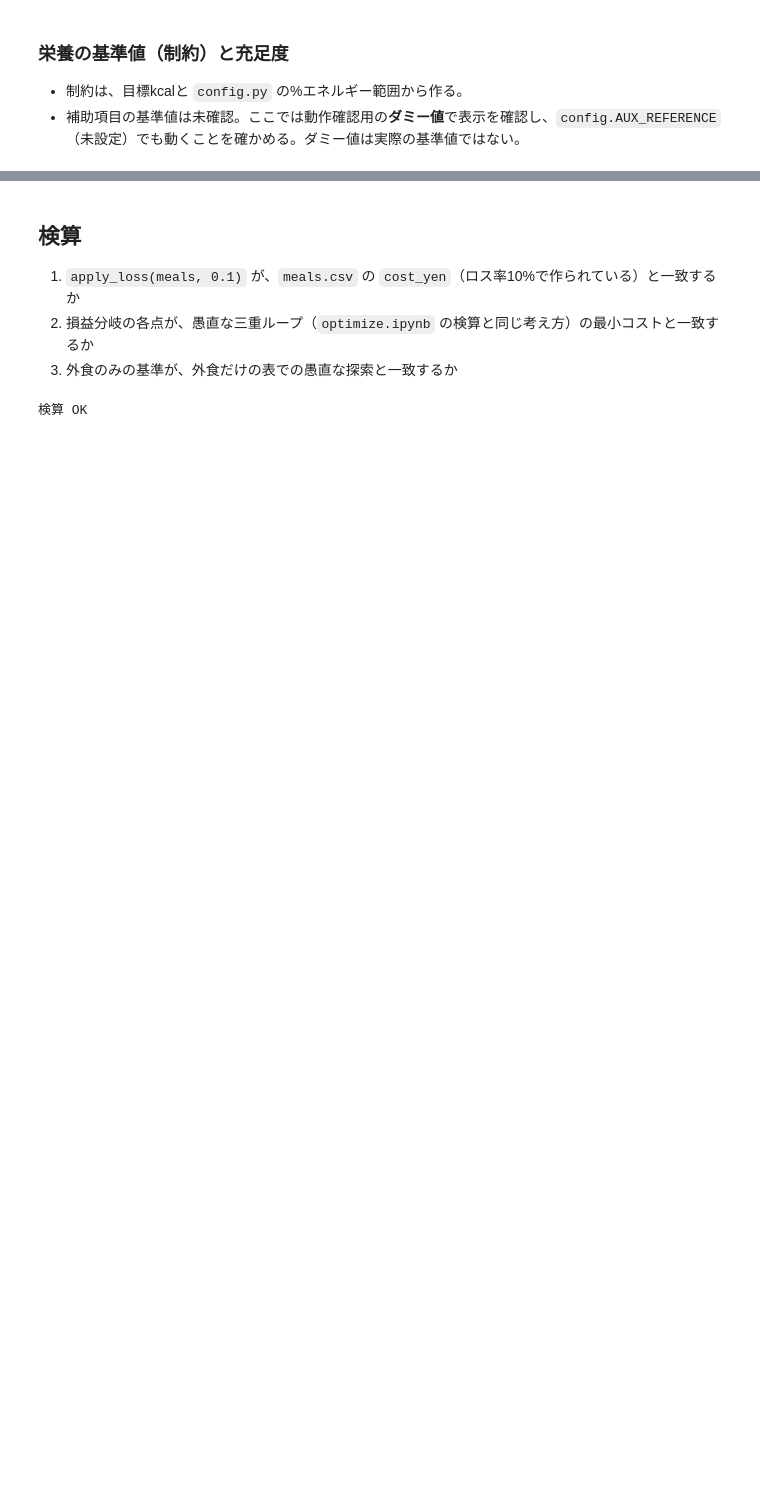
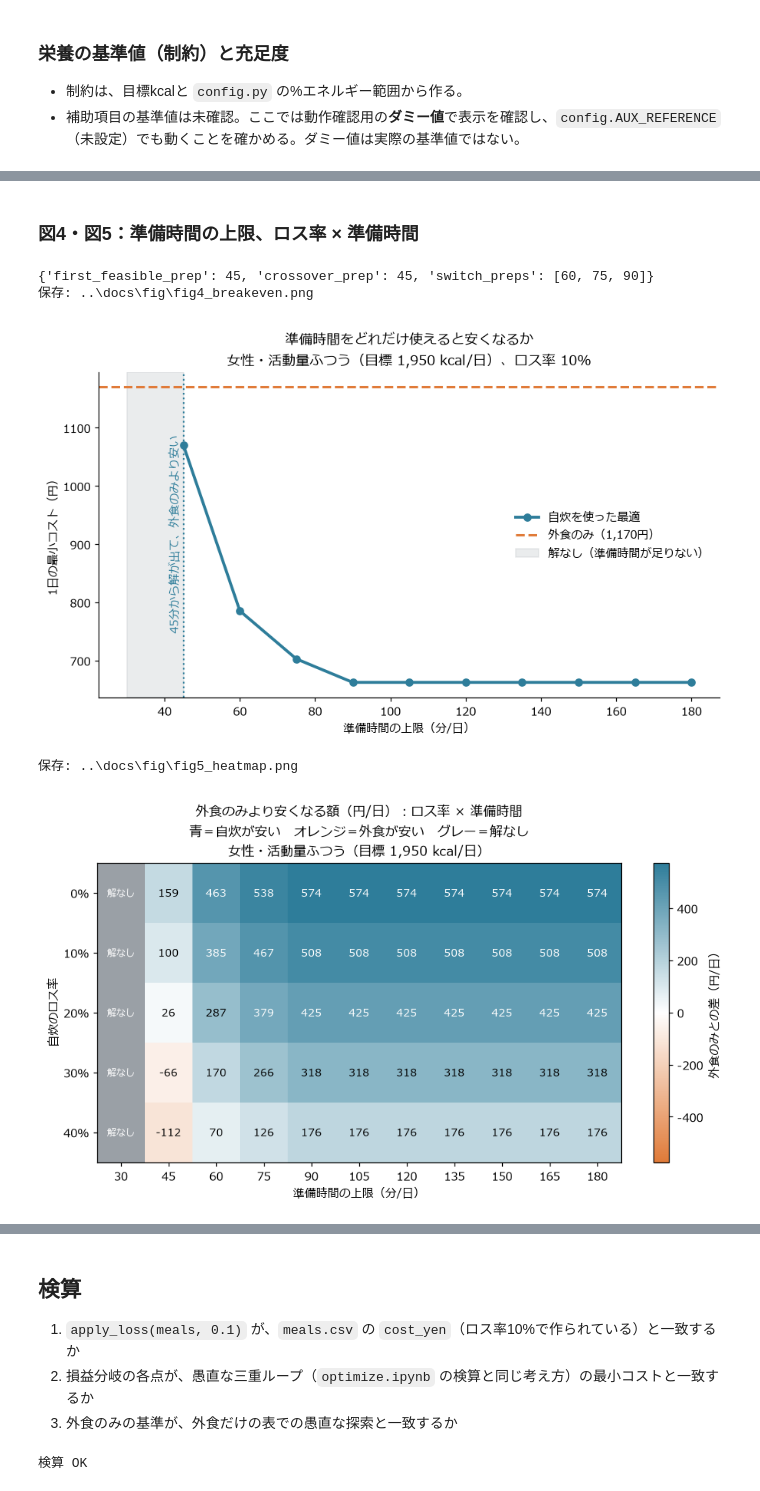
Before and after one commit to c0c2400768/G3_project, a Jupyter notebook: src/sensitivity.ipynb, the cells around one changed output, grey strips where cells are left out. Saved outputs shown, nothing was run; the diff lists cells and outputs as text; code cells hidden in the pictures; blank space fills up the shorter version.

```diff
--- a/src/sensitivity.ipynb
+++ b/src/sensitivity.ipynb
@@ -665,0 +862,67 @@ print(nutrition_adequacy(res["totals"], target, config.AUX_REFERENCE).to_string(
+# %% [markdown]
+### 図4・図5：準備時間の上限、ロス率 × 準備時間
+# %%
+# ===== 発表用の図 ④ 準備時間の上限と、ロス率 × 準備時間 =====
+# --- 図4：準備時間の上限を動かしたときの1日の最小コスト（損益分岐） ---
+P_CURVE = breakeven_curve(P_SLOT, P_BUDGET, config.PREP_GRID, P_TARGET)
+P_SW = switch_points(P_CURVE)
+print(P_SW)
+
+fig, ax = plt.subplots(figsize=(9.5, 5))
+# 自炊を使った最適（解なしの上限は線が途切れる）
+ax.plot(P_CURVE["max_prep_min"], P_CURVE["total_cost"], "o-", color=C_COOK, lw=2.5, label="自炊を使った最適")
+# 外食のみ（準備時間によらず一定）
+eat_cost = P_CURVE["eatout_cost"].iloc[0]
+if not np.isnan(eat_cost):
+    ax.axhline(eat_cost, color=C_EAT, ls="--", lw=2, label=f"外食のみ（{eat_cost:,.0f}円）")
+# 解が出ない（栄養基準を満たせない）準備時間の範囲をグレーで塗る
+first = P_SW["first_feasible_prep"]
+if first is not None and first > P_CURVE["max_prep_min"].min():
+    ax.axvspan(P_CURVE["max_prep_min"].min(), first, color=C_GRAY, alpha=0.2, label="解なし（準備時間が足りない）")
+# 外食のみより安くなり始める上限（縦の点線。注記はグレーの帯の中に縦書きで置く）
+if P_SW["crossover_prep"] is not None:
+    ax.axvline(P_SW["crossover_prep"], color=C_COOK, ls=":", lw=1.5)
+    ax.text(P_SW["crossover_prep"] - 1, 0.5, f"{P_SW['crossover_prep']}分から解が出て、外食のみより安い",
+            transform=ax.get_xaxis_transform(), rotation=90, ha="right", va="center", fontsize=10, color=C_COOK)
+ax.set_xlabel("準備時間の上限（分/日）")
+ax.set_ylabel("1日の最小コスト（円）")
+ax.set_title(f"準備時間をどれだけ使えると安くなるか\n{P_LABEL}、ロス率 {P_LOSS:.0%}", fontsize=12)
+ax.legend(loc="center right", frameon=False)
+ax.spines[["top", "right"]].set_visible(False)
+save_fig(fig, "fig4_breakeven.png")
+plt.show()
+
+# --- 図5：ロス率 × 準備時間の上限（外食のみとの差・円/日） ---
+P_GRID = loss_prep_grid(P_SLOT, P_BUDGET, config.PREP_GRID, config.LOSS_GRID, P_TARGET)
+pv = P_GRID.pivot(index="loss_rate", columns="max_prep_min", values="saving_per_day")
+fig, ax = plt.subplots(figsize=(10, 4.6))
+# 色：自炊が安い（プラス）＝青、外食が安い（マイナス）＝オレンジ、0＝白、解なし＝グレー
+from matplotlib.colors import LinearSegmentedColormap, TwoSlopeNorm
+cmap = LinearSegmentedColormap.from_list("eat_cook", [C_EAT, "white", C_COOK]).copy()
+cmap.set_bad(C_GRAY)
+vals = pv.to_numpy(float)
+vlim = np.nanmax(np.abs(vals))
+im = ax.imshow(np.ma.masked_invalid(vals), cmap=cmap, norm=TwoSlopeNorm(vmin=-vlim, vcenter=0, vmax=vlim), aspect="auto")
+ax.set_xticks(range(len(pv.columns)))
+ax.set_xticklabels([f"{c:g}" for c in pv.columns])
+ax.set_yticks(range(len(pv.index)))
+ax.set_yticklabels([f"{r:.0%}" for r in pv.index])
+for i in range(pv.shape[0]):
+    for j in range(pv.shape[1]):
+        v = pv.iloc[i, j]
+        if np.isnan(v):
+            ax.text(j, i, "解なし", ha="center", va="center", fontsize=8, color="white")
+        else:
+            ax.text(j, i, f"{v:,.0f}", ha="center", va="center", fontsize=9, color="white" if abs(v) > vlim * 0.6 else "black")
+ax.set_xlabel("準備時間の上限（分/日）")
+ax.set_ylabel("自炊のロス率")
+ax.set_title(f"外食のみより安くなる額（円/日）：ロス率 × 準備時間\n青＝自炊が安い　オレンジ＝外食が安い　グレー＝解なし\n{P_LABEL}", fontsize=11)
+fig.colorbar(im, ax=ax, label="外食のみとの差（円/日）")
+save_fig(fig, "fig5_heatmap.png")
+plt.show()
+# %% [output]
+{'first_feasible_prep': 45, 'crossover_prep': 45, 'switch_preps': [60, 75, 90]}
+保存: ..\docs\fig\fig4_breakeven.png
+[figure, added]
+保存: ..\docs\fig\fig5_heatmap.png
+[figure, added]
```
Also changed, not shown: parts of 17 cells of this notebook, 13 other files.
